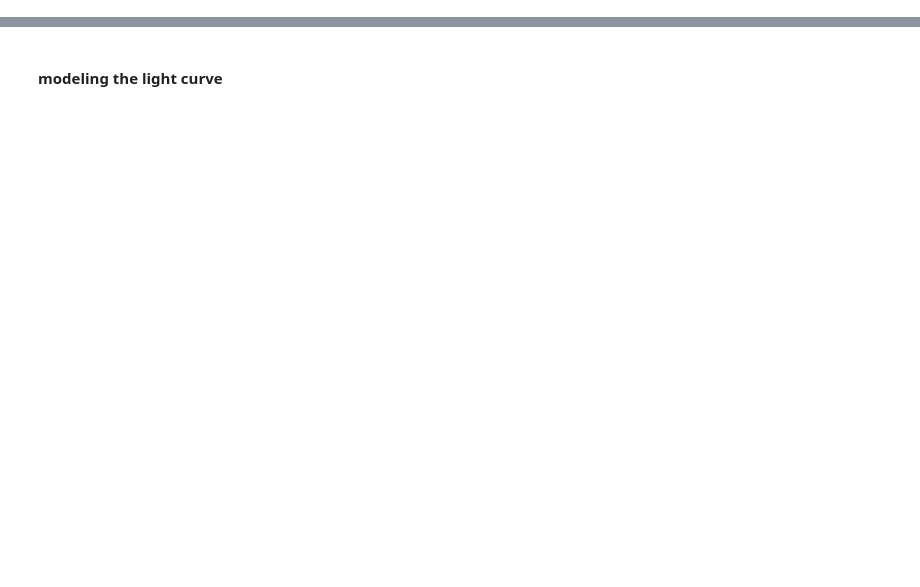
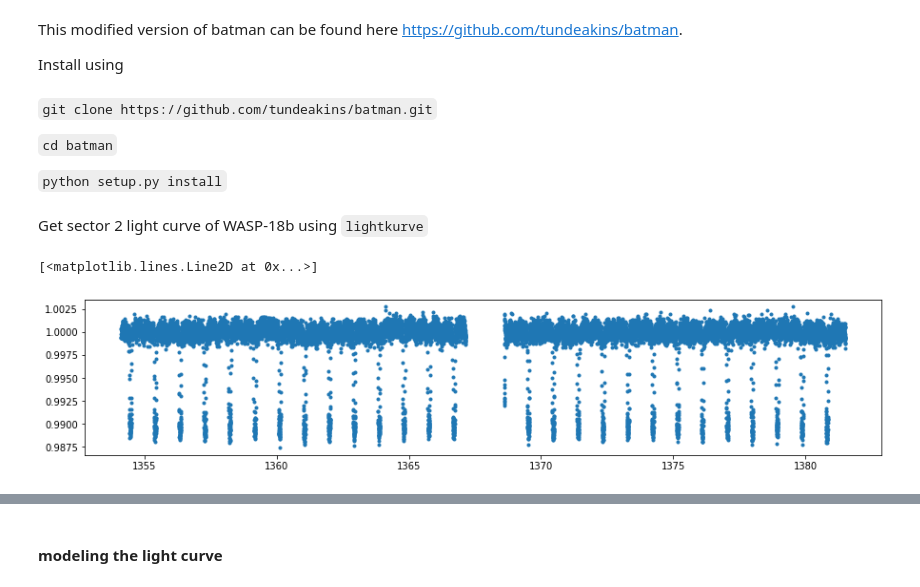
Before and after one commit to tundeakins/batman, a Jupyter notebook: ttv/batman_ttv_example_wasp18b.ipynb, the cells around one changed output, grey strips where cells are left out. Saved outputs shown, nothing was run; the diff lists cells and outputs as text; code cells hidden in the pictures; blank space fills up the shorter version.

```diff
--- a/ttv/batman_ttv_example_wasp18b.ipynb
+++ b/ttv/batman_ttv_example_wasp18b.ipynb
@@ -11,4 +15,23 @@ from scipy.signal import find_peaks
+# %% [markdown]
+This modified version of batman can be found here https://github.com/tundeakins/batman.
+
+Install using
+# %% [markdown]
+
+`git clone https://github.com/tundeakins/batman.git`
+
+`cd batman`
+
+`python setup.py install`
+# %% [markdown]
+Get sector 2 light curve of WASP-18b using `lightkurve`
 # %%
 lc = search_lightcurvefile('WASP-18b',mission="TESS",sector=2).download()
 # %%
-lc1 = lc.PDCSAP_FLUX.normalize().remove_nans().flatten(145)
+lc1 = lc.PDCSAP_FLUX.normalize().remove_nans()#.flatten(3909)
+# %%
+plt.figure(figsize=(15,3))
+plt.plot(lc1.time,lc1.flux,".")
+# %% [output]
+[<matplotlib.lines.Line2D at 0x...>]
+[figure, added]
```
Also changed, not shown: parts of 59 cells of this notebook, 1 other file.
